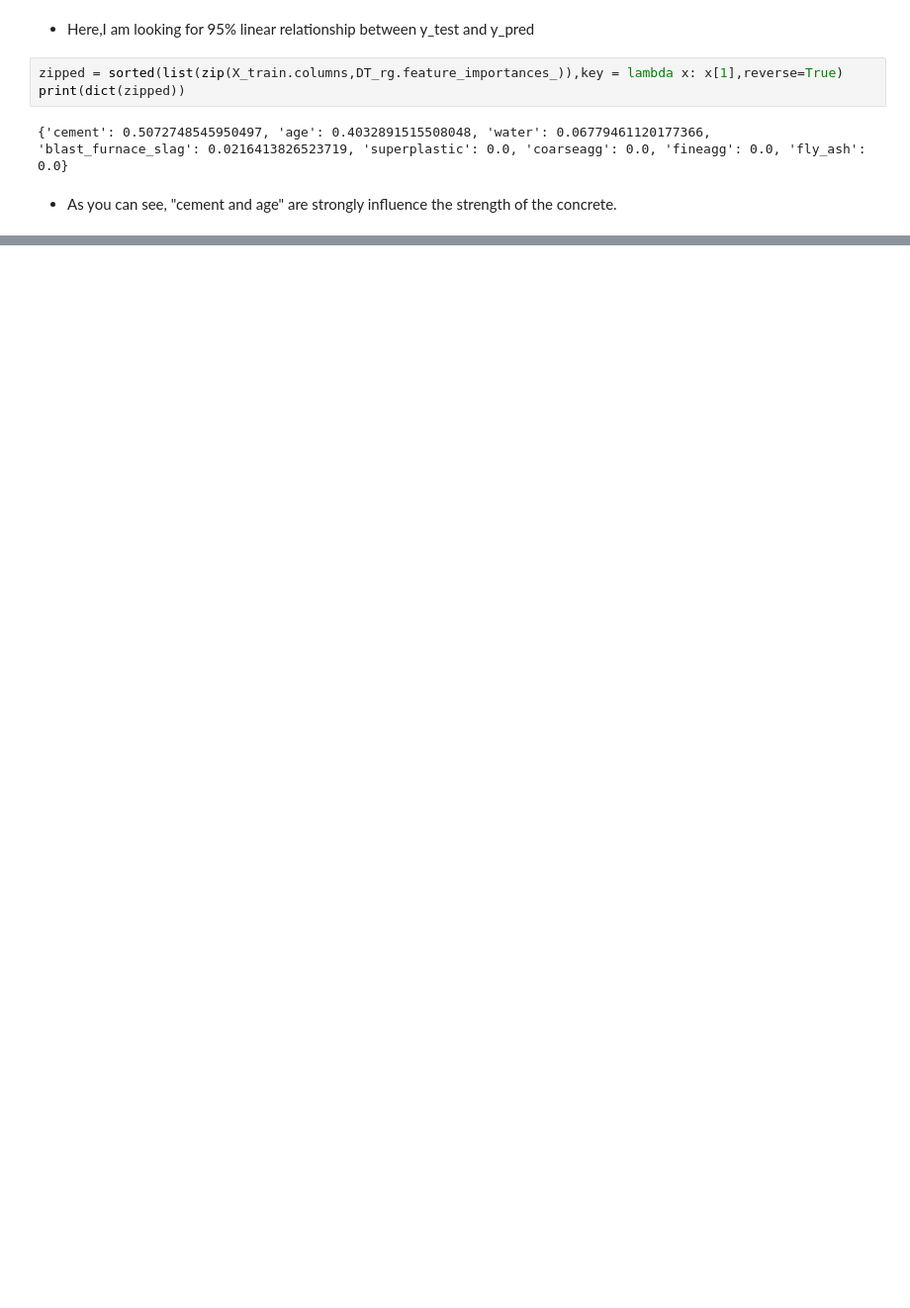
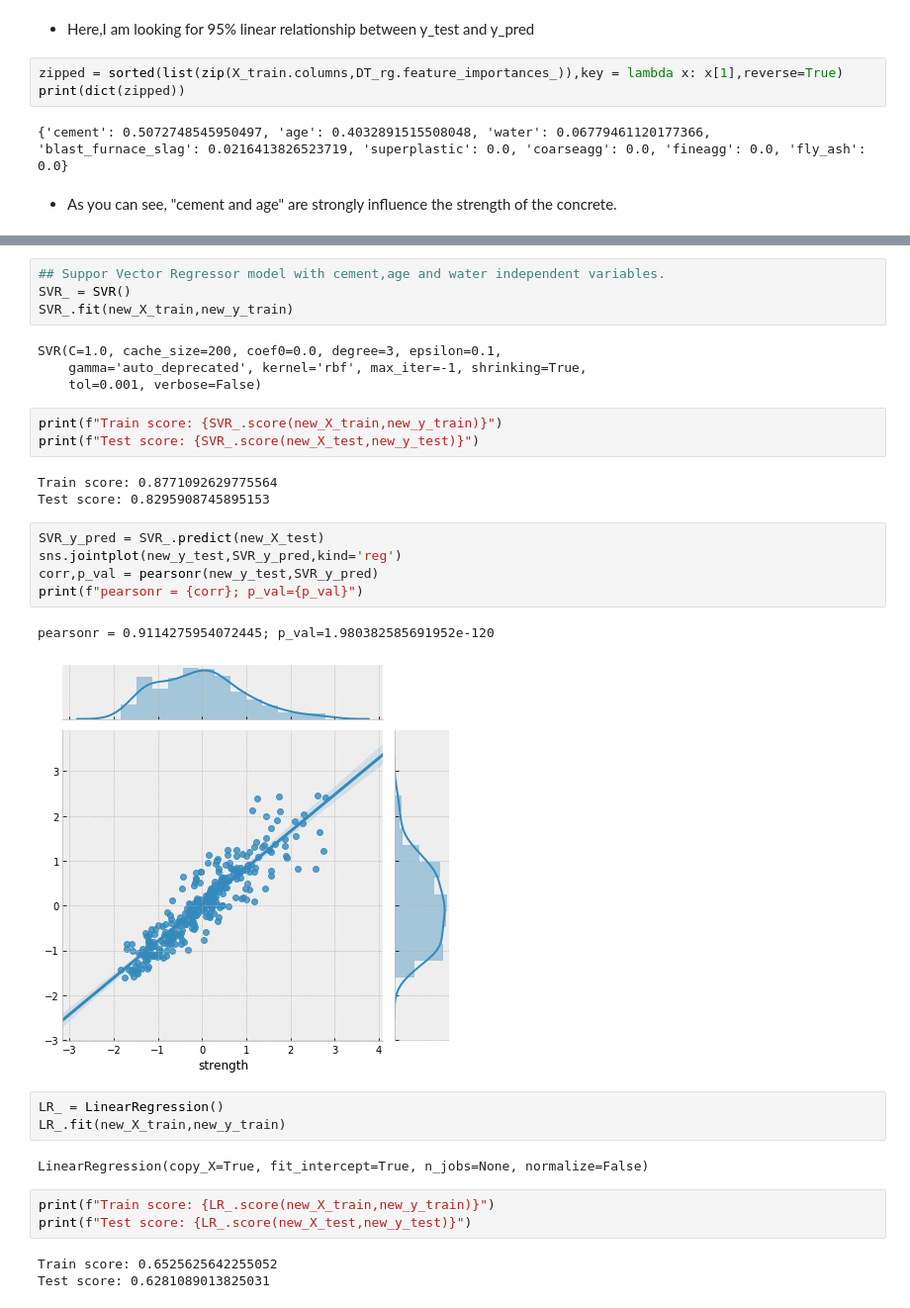
Before and after one commit to imanjunathn/FeatureEngineering, a Jupyter notebook: FMT.ipynb, the cells around one changed output, grey strips where cells are left out. Shown at 99% size. Cells and saved outputs as stored; diff of their text form; blank space fills up the shorter version.

```diff
--- a/FMT.ipynb
+++ b/FMT.ipynb
@@ -575,0 +661,33 @@ print(dict(zipped))
+# %%
+## Suppor Vector Regressor model with cement,age and water independent variables.
+SVR_ = SVR()
+SVR_.fit(new_X_train,new_y_train)
+# %% [output]
+SVR(C=1.0, cache_size=200, coef0=0.0, degree=3, epsilon=0.1,
+    gamma='auto_deprecated', kernel='rbf', max_iter=-1, shrinking=True,
+    tol=0.001, verbose=False)
+# %%
+print(f"Train score: {SVR_.score(new_X_train,new_y_train)}")
+print(f"Test score: {SVR_.score(new_X_test,new_y_test)}")
+# %% [output]
+Train score: 0.8771092629775564
+Test score: 0.8295908745895153
+# %%
+SVR_y_pred = SVR_.predict(new_X_test)
+sns.jointplot(new_y_test,SVR_y_pred,kind='reg')
+corr,p_val = pearsonr(new_y_test,SVR_y_pred)
+print(f"pearsonr = {corr}; p_val={p_val}")
+# %% [output]
+pearsonr = 0.9114275954072445; p_val=1.980382585691952e-120
+[figure, added]
+# %%
+LR_ = LinearRegression()
+LR_.fit(new_X_train,new_y_train)
+# %% [output]
+LinearRegression(copy_X=True, fit_intercept=True, n_jobs=None, normalize=False)
+# %%
+print(f"Train score: {LR_.score(new_X_train,new_y_train)}")
+print(f"Test score: {LR_.score(new_X_test,new_y_test)}")
+# %% [output]
+Train score: 0.6525625642255052
+Test score: 0.6281089013825031
```
Also changed, not shown: parts of 43 cells of this notebook.
